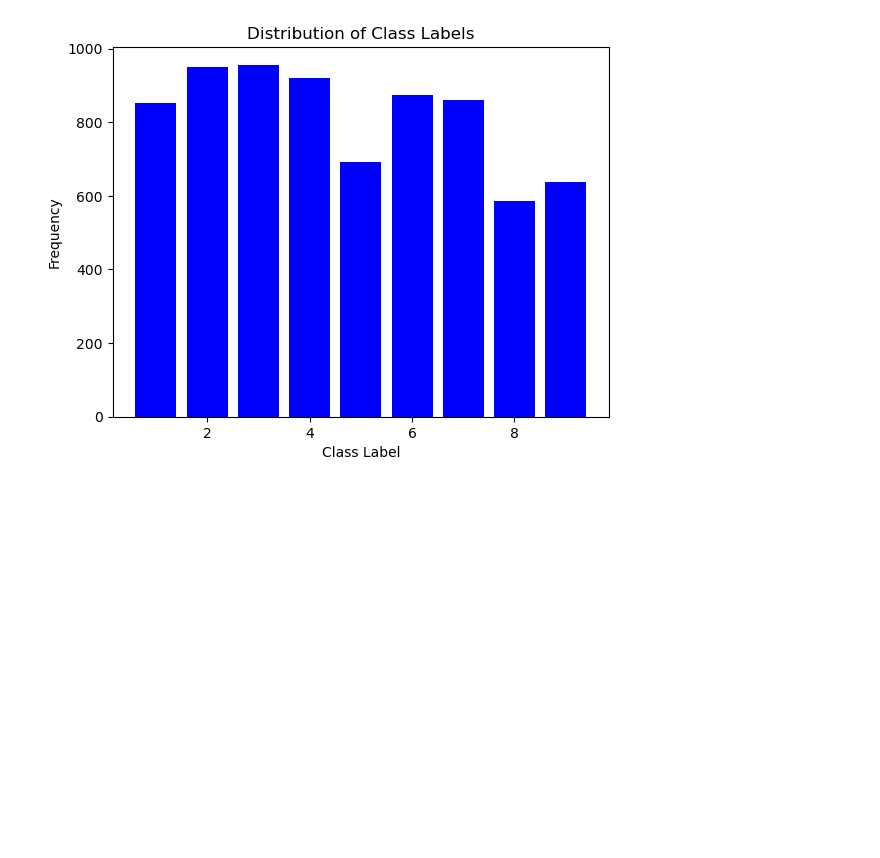
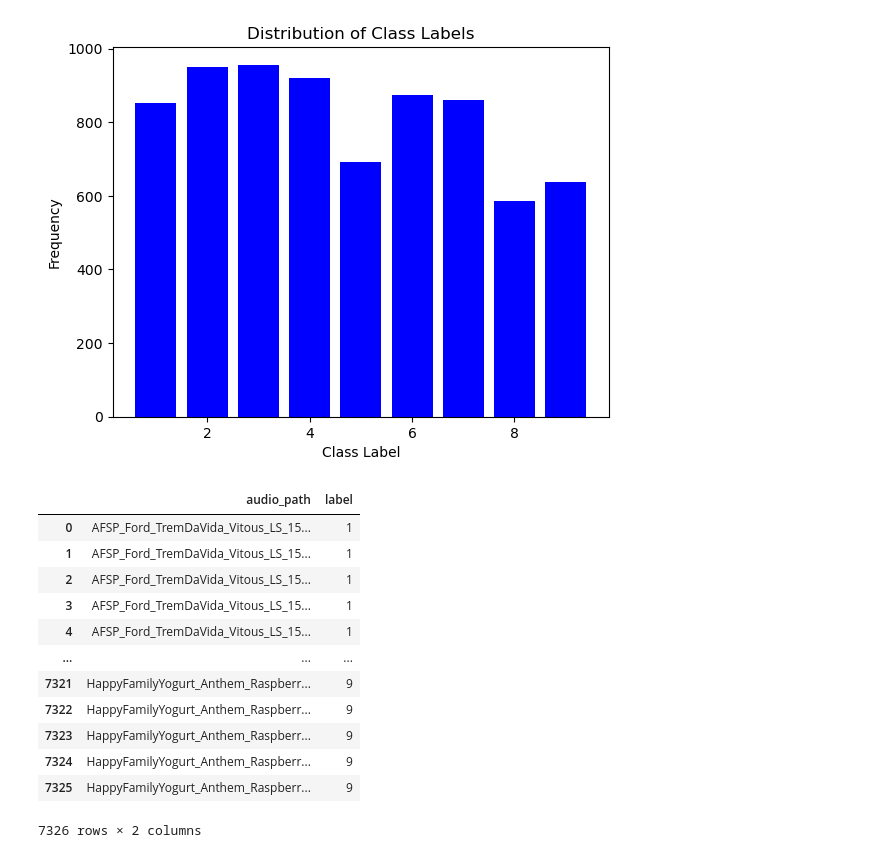
Before and after one commit to Antfood/music-classification-research, a Jupyter notebook: notebooks/brightness-balance-class.ipynb, the cells around one changed output. Drawn from its saved outputs; the diff is of its cells as text; code cells hidden in the pictures; blank space fills up the shorter version.

```diff
--- a/notebooks/brightness-balance-class.ipynb
+++ b/notebooks/brightness-balance-class.ipynb
@@ -165,0 +182,18 @@ plt.show()
+# %%
+df = pd.read_csv('../data/balanced_brightness-split.csv')
+# %%
+df
+# %% [output]
+|  | audio_path | label |
+| 0 | AFSP_Ford_TremDaVida_Vitous_LS_15... | 1 |
+| 1 | AFSP_Ford_TremDaVida_Vitous_LS_15... | 1 |
+| 2 | AFSP_Ford_TremDaVida_Vitous_LS_15... | 1 |
+| 3 | AFSP_Ford_TremDaVida_Vitous_LS_15... | 1 |
+| 4 | AFSP_Ford_TremDaVida_Vitous_LS_15... | 1 |
+| ... | ... | ... |
+| 7321 | HappyFamilyYogurt_Anthem_Raspberr... | 9 |
+| 7322 | HappyFamilyYogurt_Anthem_Raspberr... | 9 |
+| 7323 | HappyFamilyYogurt_Anthem_Raspberr... | 9 |
+| 7324 | HappyFamilyYogurt_Anthem_Raspberr... | 9 |
+| 7325 | HappyFamilyYogurt_Anthem_Raspberr... | 9 |
+7326 rows × 2 columns
```
Also changed, not shown: parts of 5 cells of this notebook, 11 other files.
